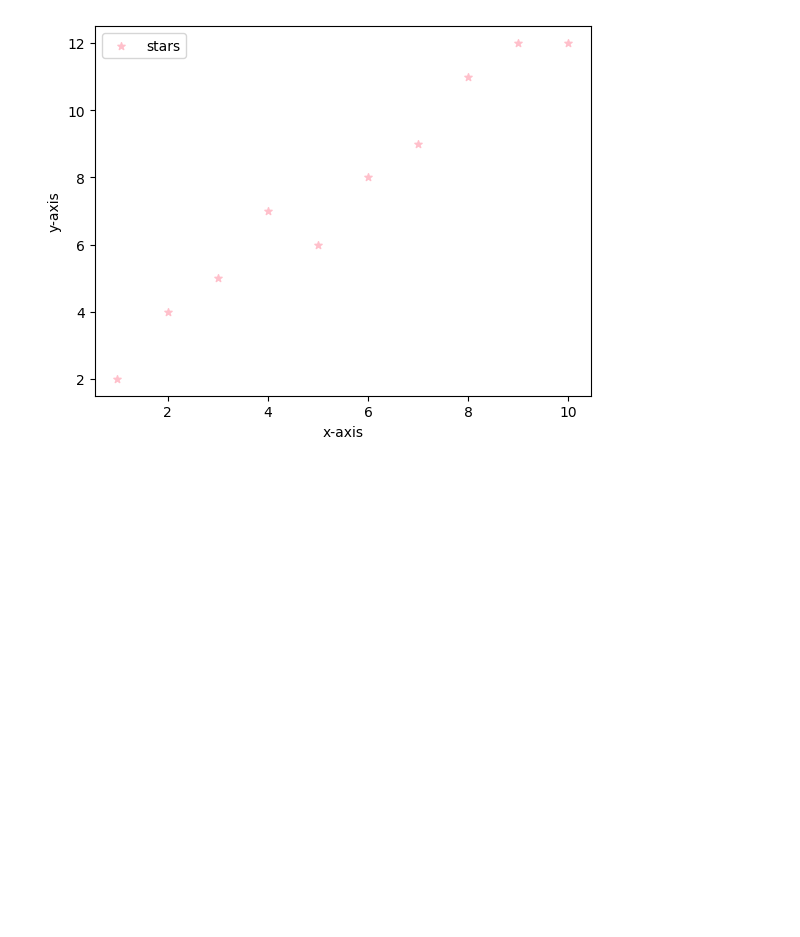
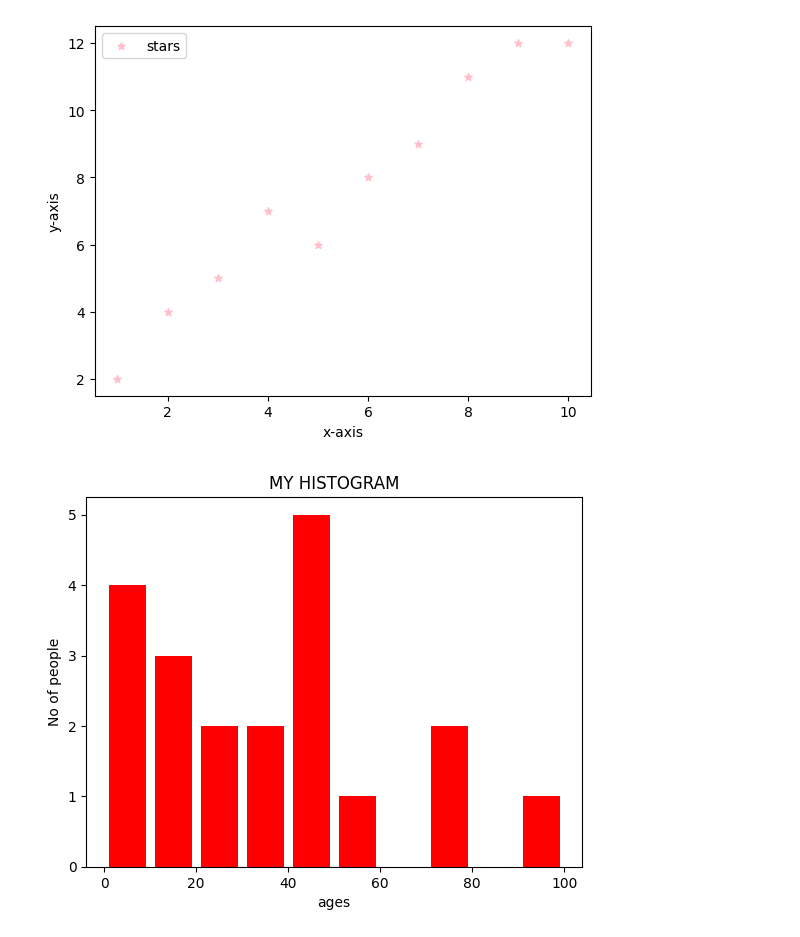
Before and after one commit to dheeman25/collab, a Jupyter notebook: chapter_appendix-tools-for-deep-learning/jupyter.ipynb, the cells around one changed output. Drawn from its saved outputs; the diff is of its cells as text; code cells hidden in the pictures; blank space fills up the shorter version.

```diff
--- a/chapter_appendix-tools-for-deep-learning/jupyter.ipynb
+++ b/chapter_appendix-tools-for-deep-learning/jupyter.ipynb
@@ -260,3 +260,15 @@ plt.legend()
 plt.show()
 # %% [output]
 [figure]
+# %%
+import matplotlib.pyplot as plt
+ages=[2,5,70,40,30,45,43,44,6,7,13,57,18,90,19,77,32,21,20,40]
+range = (0,100)
+bins = 10
+plt.hist(ages,bins,range,color='red',histtype='bar',rwidth=0.8)
+plt.xlabel('ages')
+plt.ylabel('No of people')
+plt.title('MY HISTOGRAM')
+plt.show()
+# %% [output]
+[figure, added]
```
